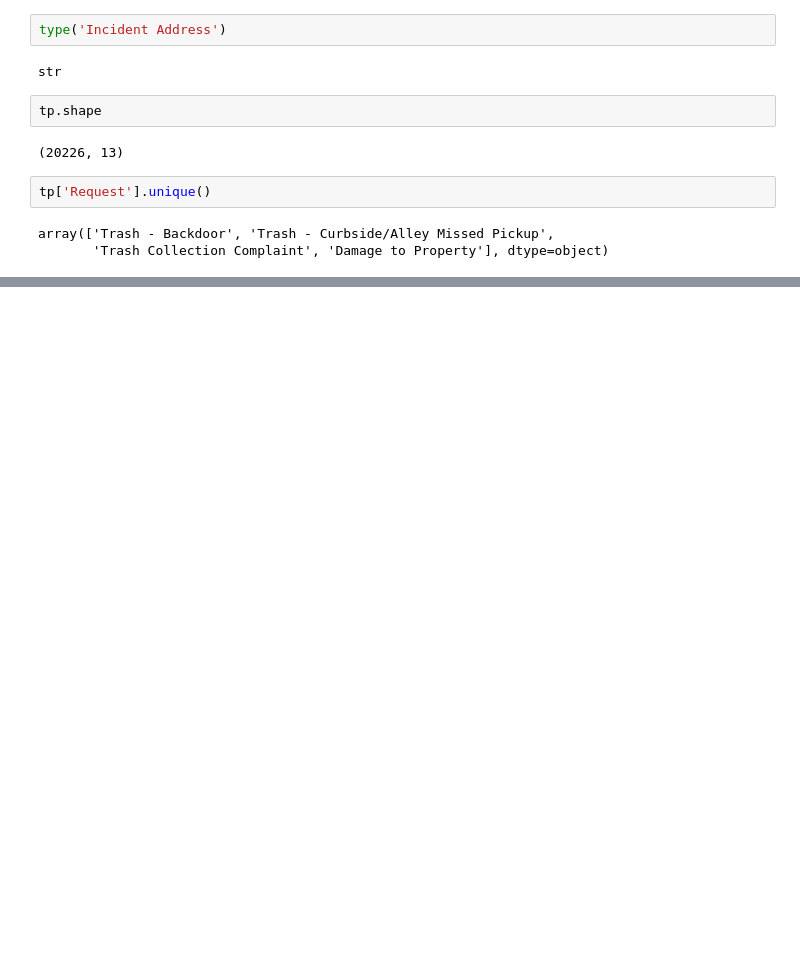
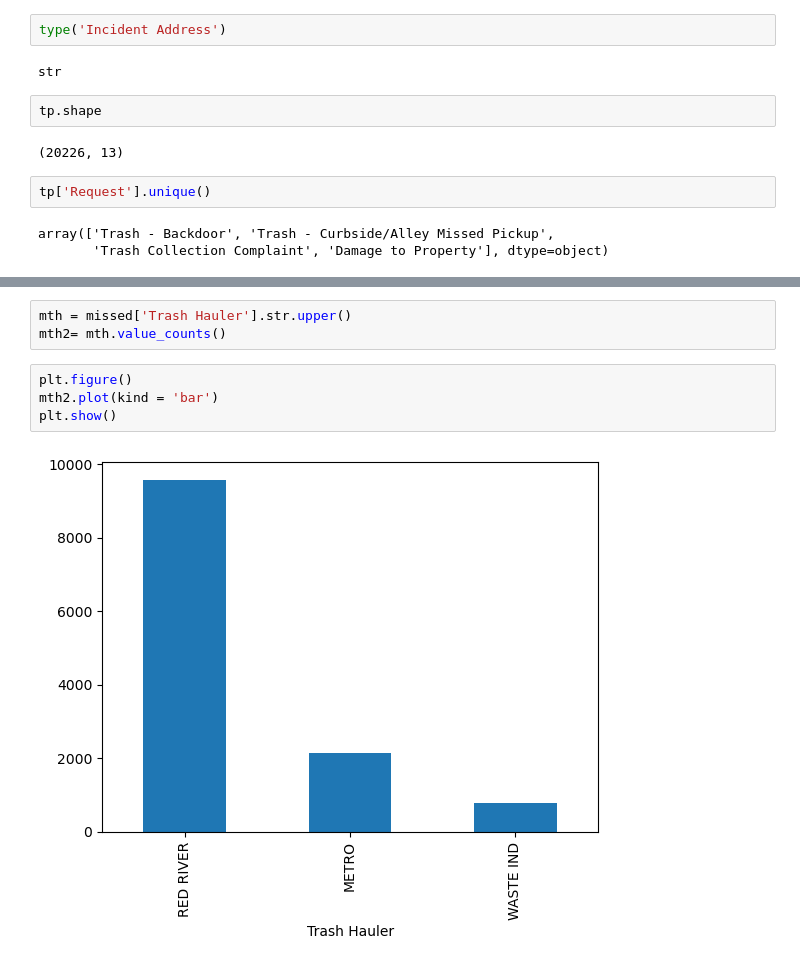
Before and after one commit to NSS-Data-Analytics-Cohort-15/trash-pickups-mbainbridge950, a Jupyter notebook: notebooks/trash_pickups.ipynb, the cells around one changed output, grey strips where cells are left out. Saved outputs shown, nothing was run; the diff lists cells and outputs as text; blank space fills up the shorter version.

```diff
--- a/notebooks/trash_pickups.ipynb
+++ b/notebooks/trash_pickups.ipynb
@@ -108,0 +176,9 @@ Length: 10117, dtype: int64
+# %%
+mth = missed['Trash Hauler'].str.upper()
+mth2= mth.value_counts()
+# %%
+plt.figure()
+mth2.plot(kind = 'bar')
+plt.show()
+# %% [output]
+[figure, added]
```
Also changed, not shown: parts of 17 cells of this notebook.
